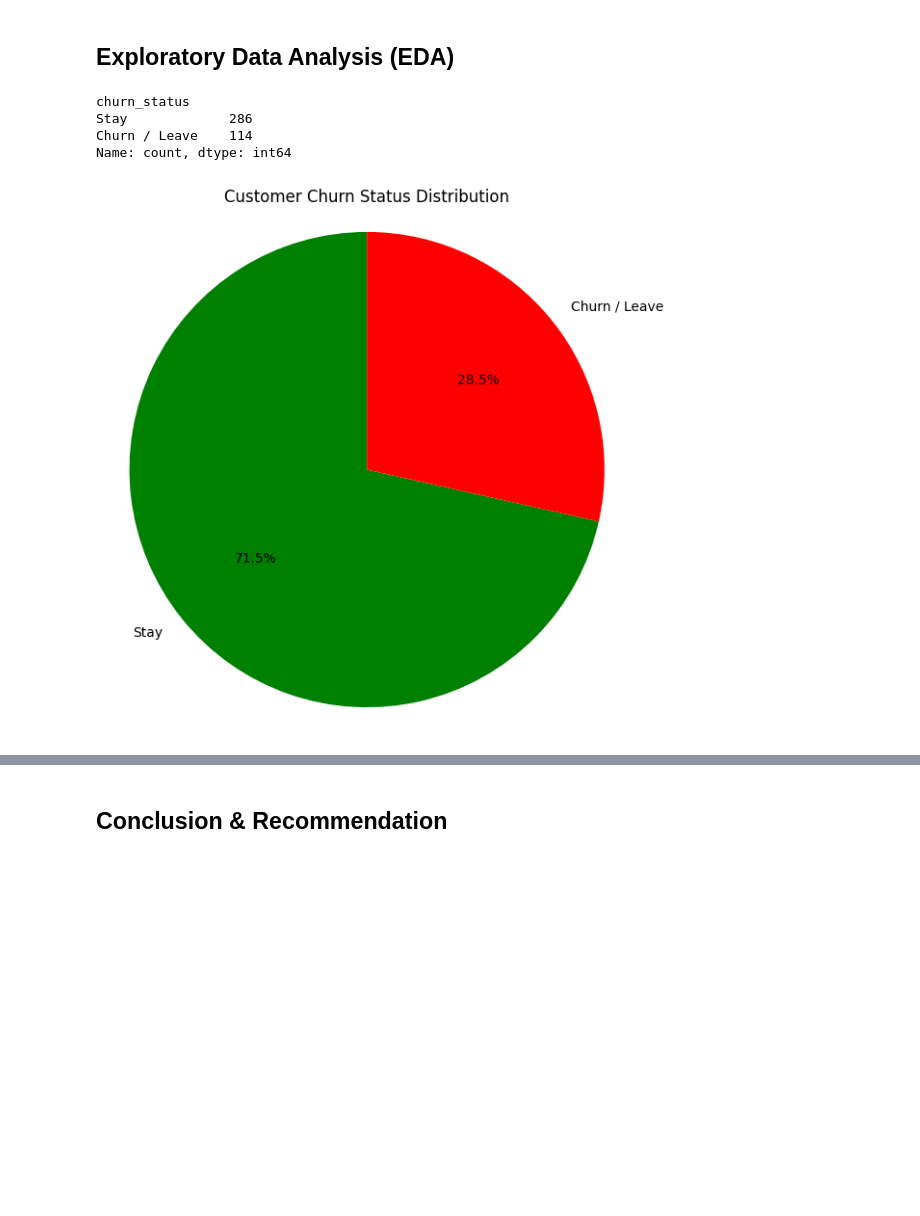
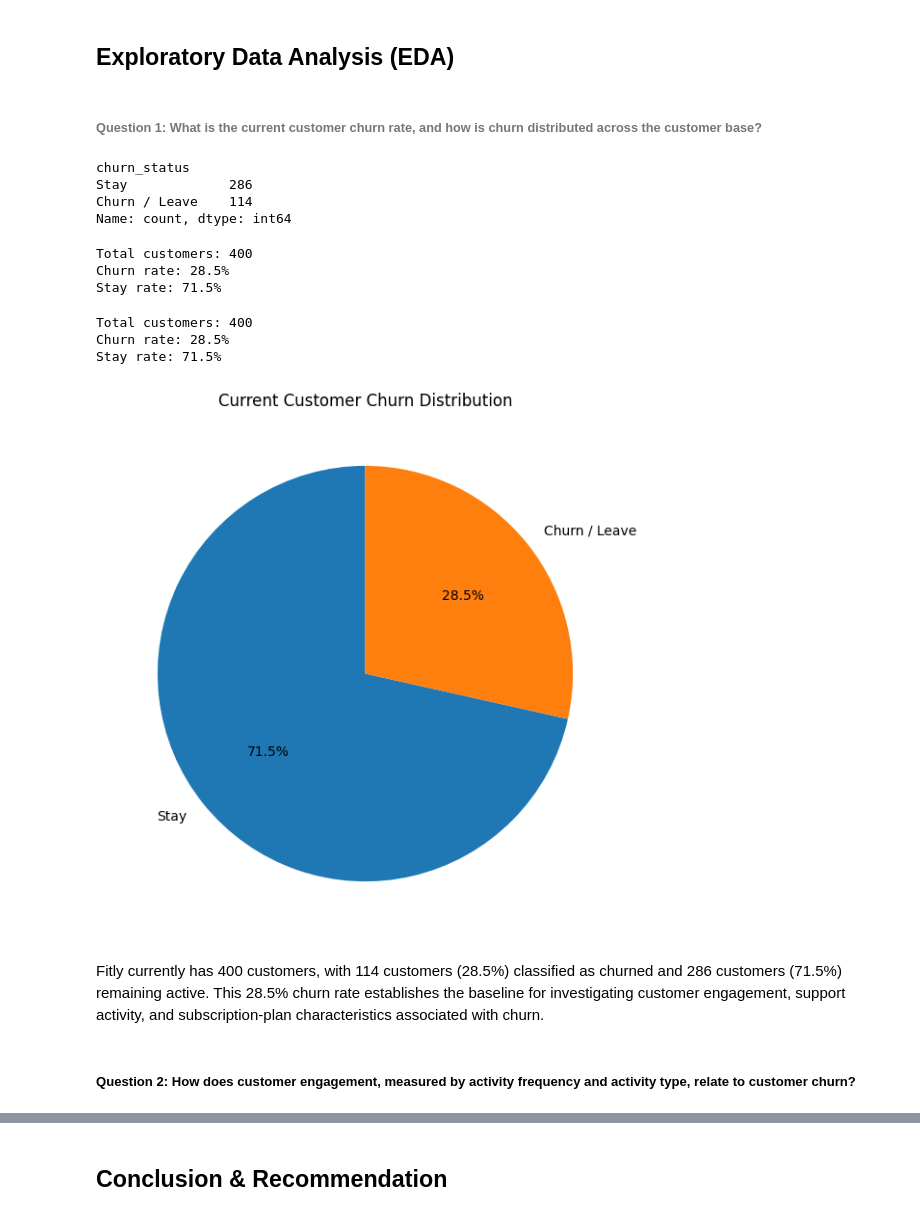
Before and after one commit to muchammadwr/churn-at-fit.ly, a Jupyter notebook: notebook.ipynb, the cells around one changed output, grey strips where cells are left out. Cells and saved outputs as stored; diff of their text form; code cells hidden in the pictures; blank space fills up the shorter version.

Commit message:
visualisation

```diff
--- a/notebook.ipynb
+++ b/notebook.ipynb
@@ -576,12 +552,18 @@ cleaned_user_activity_df.head()
 | 4 | 2025-07-24 | 10123 | Track workout |
 # %% [markdown]
 ## Exploratory Data Analysis (EDA)
+# %% [markdown]
+###### Question 1: What is the current customer churn rate, and how is churn distributed across the customer base?
 # %%
-# Total churn and stay
-churn_counts = cleaned_account_info_df['churn_status'].map({
-    'Y': 'Churn / Leave',
-    'N': 'Stay'
-}).value_counts()
+# Calculate the churn distribution
+churn_counts = (
+    cleaned_account_info_df['churn_status']
+    .map({
+        'Y': 'Churn / Leave',
+        'N': 'Stay'
+    })
+    .value_counts()
+)
 
 print(churn_counts)
 # %% [output]
@@ -589,22 +571,60 @@ churn_status
 Stay             286
 Churn / Leave    114
 Name: count, dtype: int64
+# %%
+# Calculate the churn rate
+total_customers = churn_counts.sum()
+
+churn_rate = (
+    churn_counts['Churn / Leave'] / total_customers
+) * 100
+
+stay_rate = (
+    churn_counts['Stay'] / total_customers
+) * 100
+
+print(f"Total customers: {total_customers}")
+print(f"Churn rate: {churn_rate:.1f}%")
+print(f"Stay rate: {stay_rate:.1f}%")
+# %% [output]
+Total customers: 400
+Churn rate: 28.5%
+Stay rate: 71.5%
+# %%
+total_customers = churn_counts.sum()
+
+churn_rate = (
+    churn_counts['Churn / Leave'] / total_customers
+) * 100
+
+stay_rate = (
+    churn_counts['Stay'] / total_customers
+) * 100
+
+print(f"Total customers: {total_customers}")
+print(f"Churn rate: {churn_rate:.1f}%")
+print(f"Stay rate: {stay_rate:.1f}%")
+# %% [output]
+Total customers: 400
+Churn rate: 28.5%
+Stay rate: 71.5%
 # %%
 # Visualization
 fig, ax = plt.subplots(figsize=(7, 7))
 
-colors = ['green', 'red']
-
 ax.pie(
     churn_counts,
     labels=churn_counts.index,
-    colors=colors,
     autopct='%1.1f%%',
     startangle=90
 )
 
-ax.axis('equal')
-plt.title('Customer Churn Status Distribution')
+ax.set_title('Current Customer Churn Distribution')
+
 plt.show()
 # %% [output]
-[figure, old version]
+[figure, new version]
+# %% [markdown]
+Fitly currently has 400 customers, with 114 customers (28.5%) classified as churned and 286 customers (71.5%) remaining active. This 28.5% churn rate establishes the baseline for investigating customer engagement, support activity, and subscription-plan characteristics associated with churn.
+# %% [markdown]
+##### Question 2: How does customer engagement, measured by activity frequency and activity type, relate to customer churn?
```
Also changed, not shown: parts of 28 cells of this notebook.
